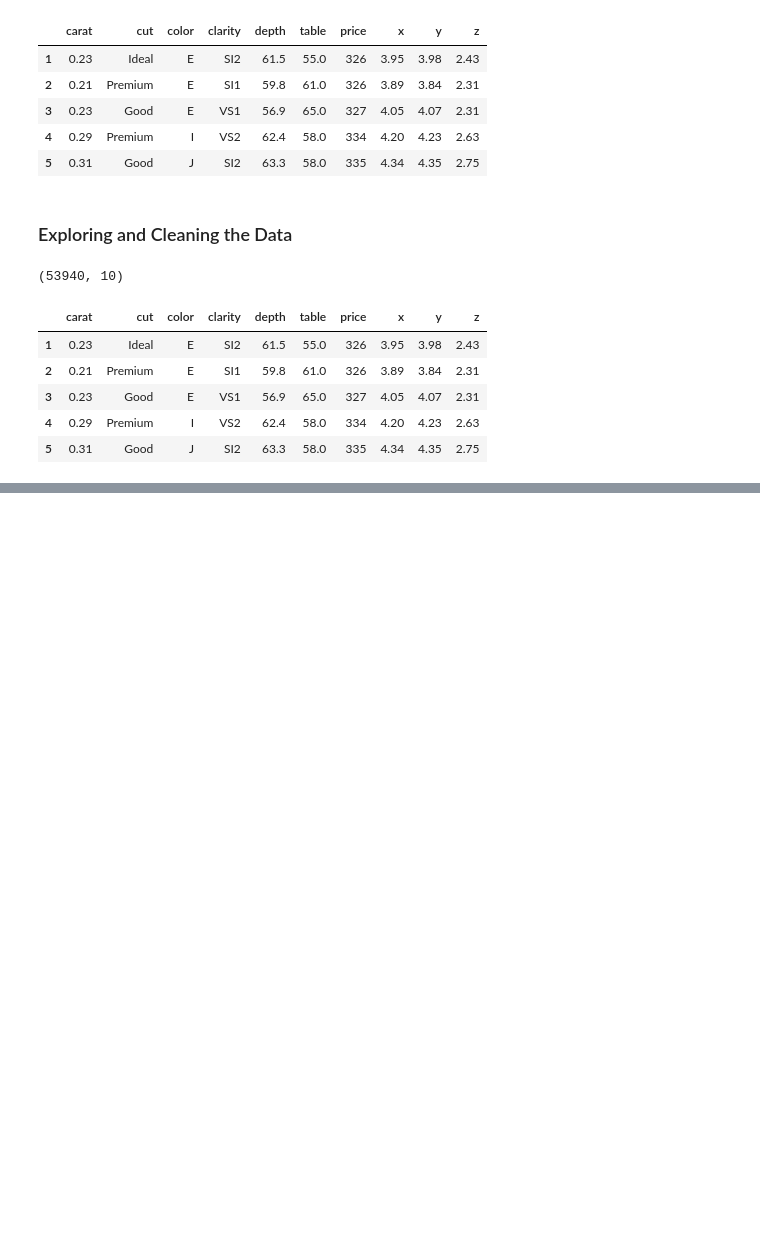
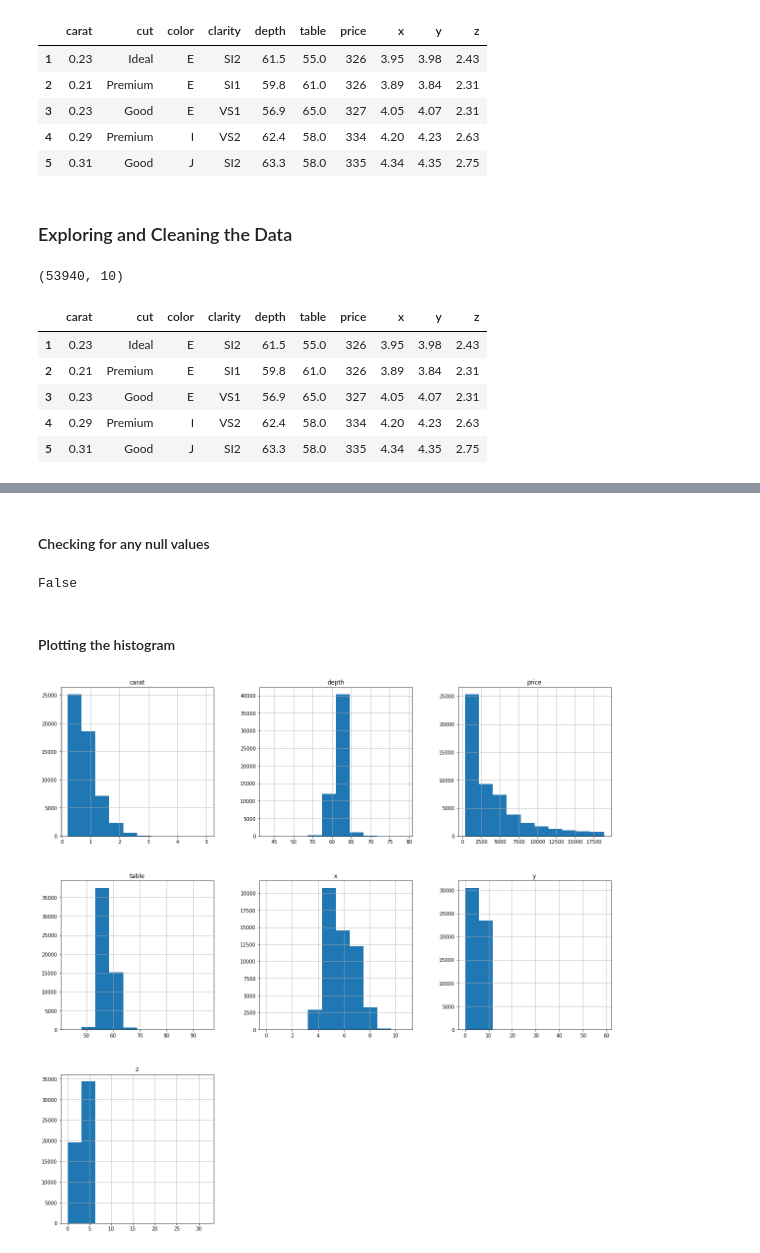
Before and after one commit to RM-RITIK/diamond_regression_problem, a Jupyter notebook: Diamonds.ipynb, the cells around one changed output, grey strips where cells are left out. Cells and saved outputs as stored; diff of their text form; code cells hidden in the pictures; blank space fills up the shorter version.

```diff
--- a/Diamonds.ipynb
+++ b/Diamonds.ipynb
@@ -45,0 +58,13 @@ df.head()
+# %% [markdown]
+<h4>Checking for any null values
+# %%
+df.isna().any().any()
+# %% [output]
+False
+# %% [markdown]
+<h4>Plotting the histogram
+# %%
+df.hist(figsize = (20, 20))
+plt.show()
+# %% [output]
+[figure, added]
```
Also changed, not shown: parts of 3 cells of this notebook.
